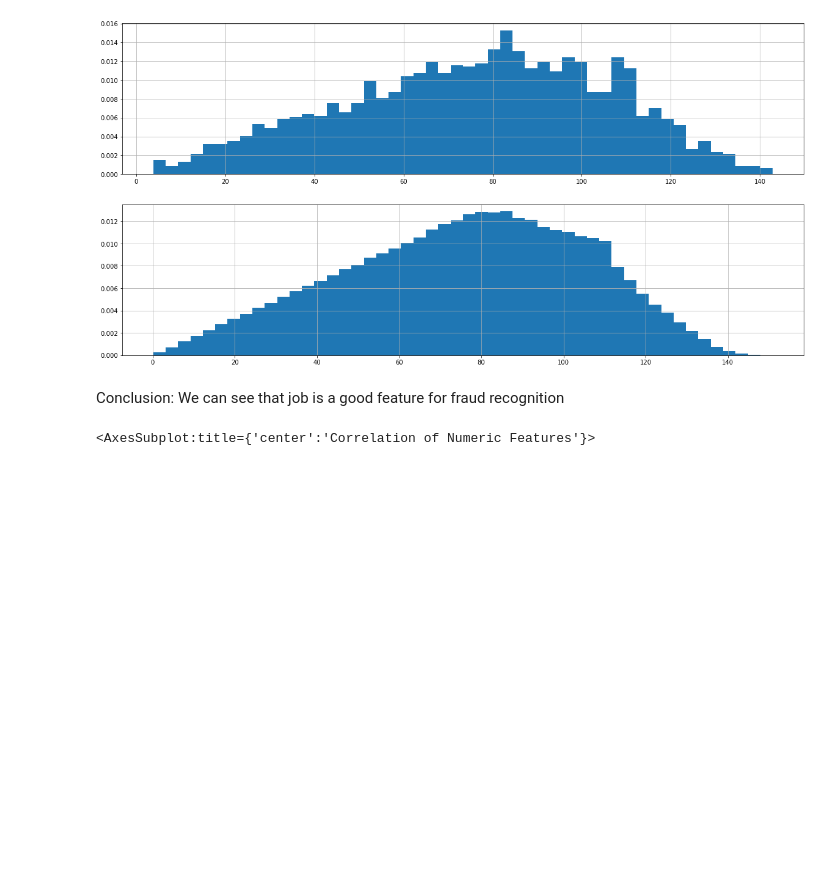
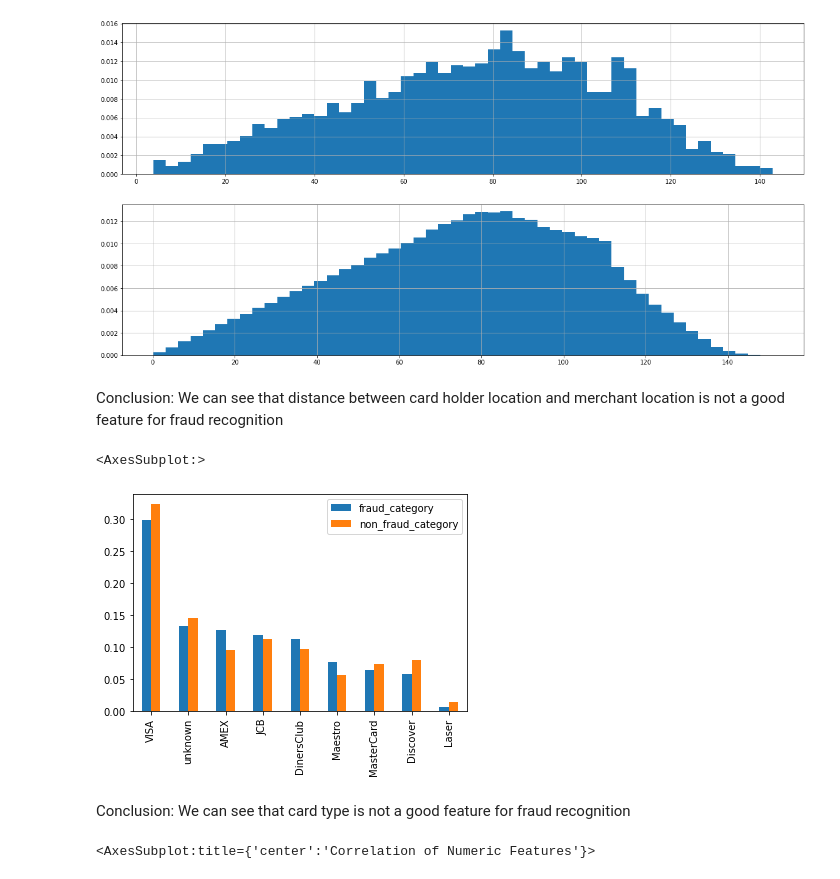
Before and after one commit to sashaaKr/master-of-science, a Jupyter notebook: semester_2/Advanced_Topics_in_Machine_Learning/assignment_2/Advanced Machine Learning - HW #2.ipynb, the cells around one changed output. Cells and saved outputs as stored; diff of their text form; code cells hidden in the pictures; blank space fills up the shorter version.

```diff
--- a/semester_2/Advanced_Topics_in_Machine_Learning/assignment_2/Advanced Machine Learning - HW #2.ipynb
+++ b/semester_2/Advanced_Topics_in_Machine_Learning/assignment_2/Advanced Machine Learning - HW #2.ipynb
@@ -517,3 +520,14 @@ normal.holder_merch_dist.hist(bins=50,label="Non Fraudulant Distance",density=Tr
 # %% [output]
 <AxesSubplot:>
 [figure]
+# %% [markdown]
+Conclusion:
+We can see that distance between card holder location and merchant location is not a good feature for fraud recognition
+# %%
+##### card type #####
+card_type_df = pd.concat([fraud.cc_type.value_counts()/len(fraud.index), normal.cc_type.value_counts()/len(normal.index)], keys=["fraud_category", "non_fraud_category"], axis=1)
+
+card_type_df.plot(kind='bar')
+# %% [output]
+<AxesSubplot:>
+[figure, added]
@@ -520,6 +536,6 @@ normal.holder_merch_dist.hist(bins=50,label="Non Fraudulant Distance",density=Tr
 # %% [markdown]
 Conclusion:
-We can see that job is a good feature for fraud recognition
+We can see that card type is not a good feature for fraud recognition
 # %%
 plt.subplots(figsize = (14,12))
 plt.title('Correlation of Numeric Features',y=1,size=16)
```
Also changed, not shown: parts of 4 cells of this notebook.
